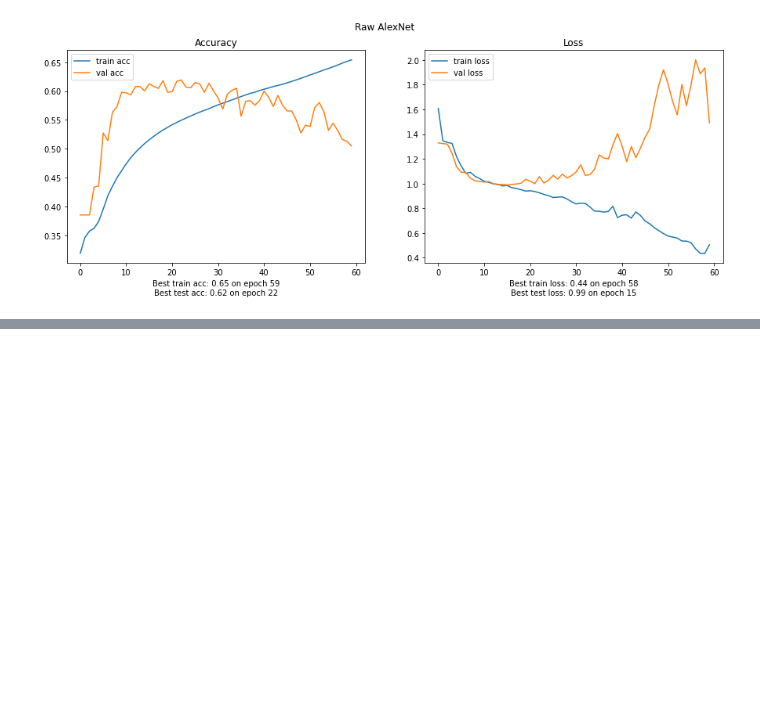
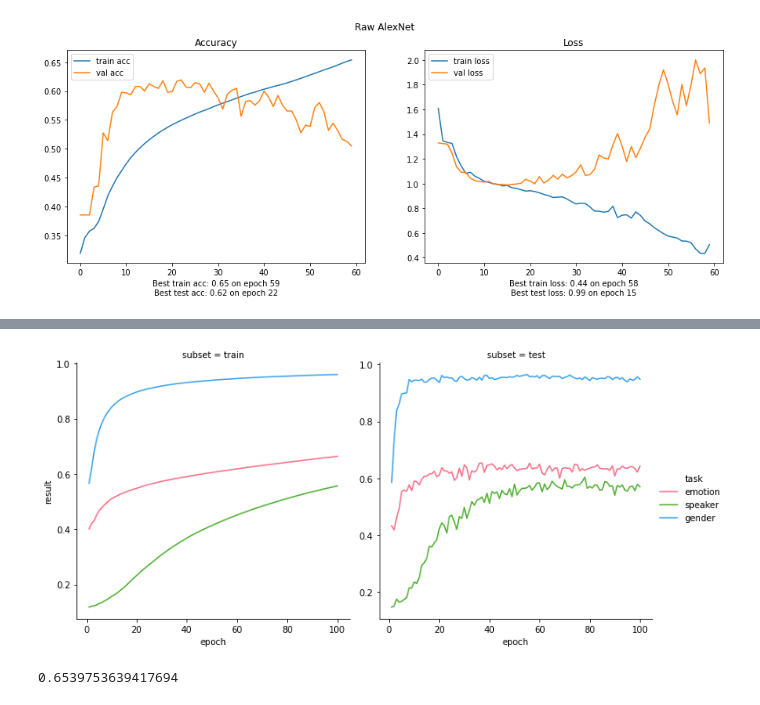
Before and after one commit to iamryabinov/SER_neuro, a Jupyter notebook: interpret_results.ipynb, the cells around one changed output, grey strips where cells are left out. Saved outputs shown, nothing was run; the diff lists cells and outputs as text; code cells hidden in the pictures; blank space fills up the shorter version.

```diff
--- a/interpret_results.ipynb
+++ b/interpret_results.ipynb
@@ -34,0 +68,13 @@ plot_results(df, 'Raw AlexNet')
+# %%
+plot = sns.relplot(x='epoch', y='result', hue='task', size=None, style=None,
+            data=accuracies, col='subset', palette='husl',
+            kind='line', height=5, aspect=1,
+            facet_kws={
+                'sharey': False
+            })
+# %% [output]
+[figure, added]
+# %%
+accuracies.loc[(accuracies['subset'] == 'test') & (accuracies['task'] == 'emotion')]['result'].max()
+# %% [output]
+0.6539753639417694
```
Also changed, not shown: parts of 5 cells of this notebook, 17 other files.
